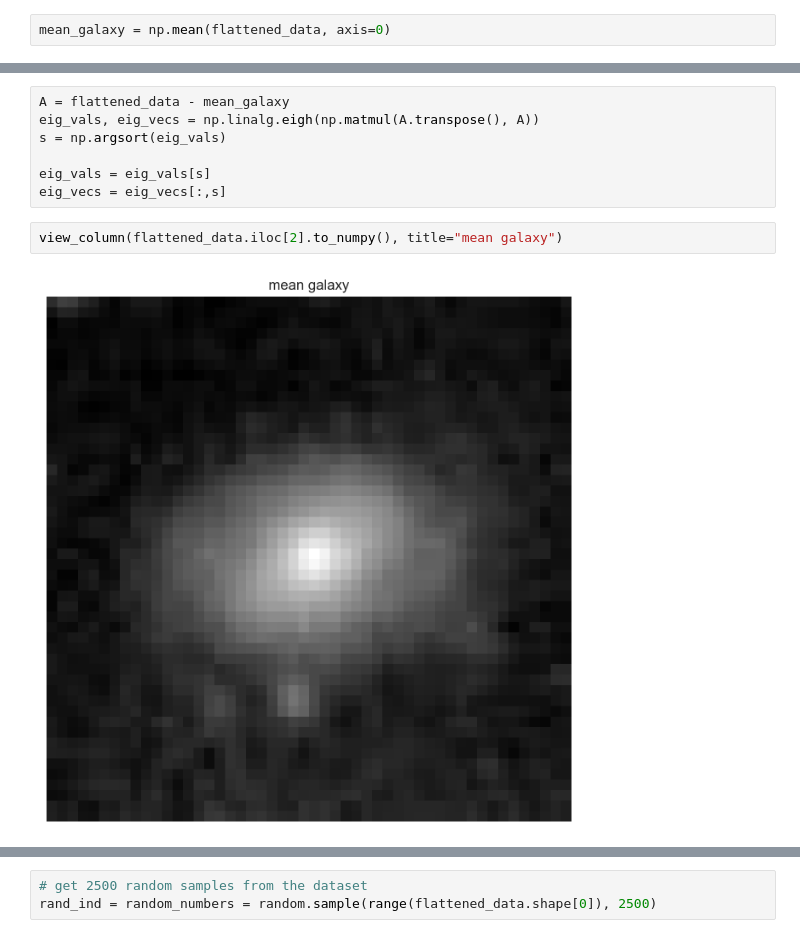
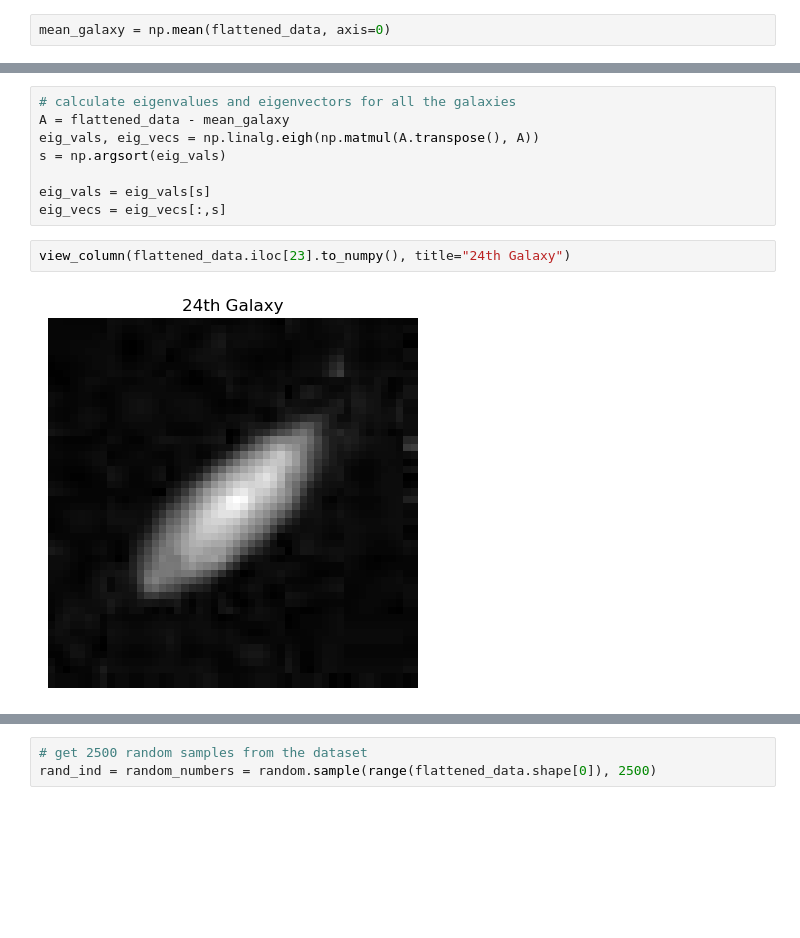
Before and after one commit to TianranBaoUCSD/COGS118_Final_Project_Group_XXX, a Jupyter notebook: UMAP_and_Reconstruction.ipynb, the cells around one changed output, grey strips where cells are left out. Cells and saved outputs as stored; diff of their text form; blank space fills up the shorter version.

```diff
--- a/UMAP_and_Reconstruction.ipynb
+++ b/UMAP_and_Reconstruction.ipynb
@@ -86,4 +68,5 @@ view_column(mean_galaxy.to_numpy(), title="mean galaxy")
 # %%
+# calculate eigenvalues and eigenvectors for all the galaxies
 A = flattened_data - mean_galaxy
 eig_vals, eig_vecs = np.linalg.eigh(np.matmul(A.transpose(), A))
 s = np.argsort(eig_vals)
@@ -91,7 +74,7 @@ s = np.argsort(eig_vals)
 eig_vals = eig_vals[s]
 eig_vecs = eig_vecs[:,s]
 # %%
-view_column(flattened_data.iloc[2].to_numpy(), title="mean galaxy")
+view_column(flattened_data.iloc[23].to_numpy(), title="24th Galaxy")
 # %% [output]
-[figure, old version]
+[figure, new version]
 # %%
```
Also changed, not shown: parts of 18 cells of this notebook.
